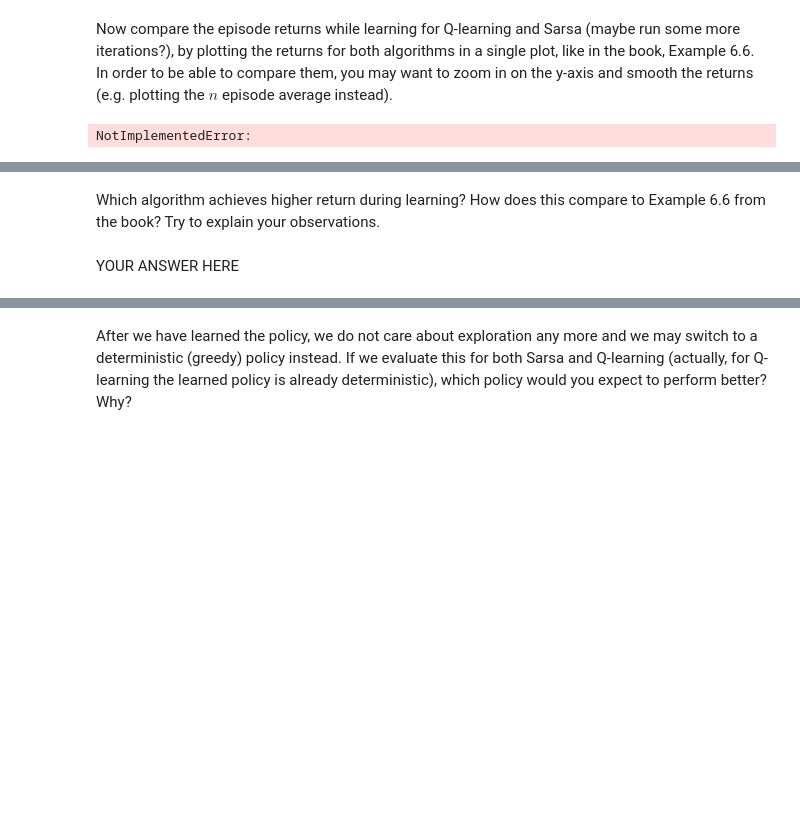
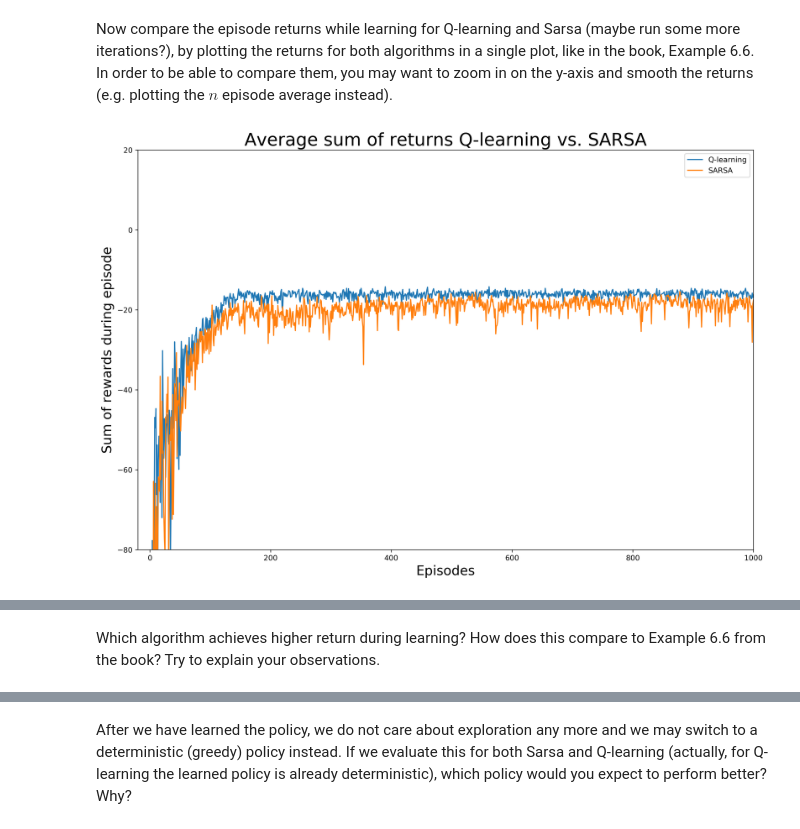
Before and after one commit to dbtmpl/Reinforcement-Learning, a Jupyter notebook: lab2/tim_12324418_12278327_lab2.ipynb, the cells around one changed output, grey strips where cells are left out. Saved outputs shown, nothing was run; the diff lists cells and outputs as text; code cells hidden in the pictures; blank space fills up the shorter version.

```diff
--- a/lab2/tim_12324418_12278327_lab2.ipynb
+++ b/lab2/tim_12324418_12278327_lab2.ipynb
@@ -188,7 +188,75 @@ plt.show()
 # %% [markdown]
 Now compare the episode returns while learning for Q-learning and Sarsa (maybe run some more iterations?), by plotting the returns for both algorithms in a single plot, like in the book, Example 6.6. In order to be able to compare them, you may want to zoom in on the y-axis and smooth the returns (e.g. plotting the $n$ episode average instead).
-# %%
-# YOUR CODE HERE
-raise NotImplementedError()
-# %% [output]
-NotImplementedError:
+# %%
+n = 10
+no_iterations = 2000
+
+q_returns = []
+sarsa_return = []
+
+for i in range(n):
+    Q_q_learning, (_, episode_returns_q_learning) = q_learning(env, no_iterations)
+    Q_sarsa_, (_, episode_returns_sarsa) = sarsa(env, no_iterations)
+    q_returns.append(episode_returns_q_learning)
+    sarsa_return.append(episode_returns_sarsa)
+
+
+average_q_return = np.mean(np.asarray(q_returns), axis=0)
+average_sarsa_return = np.mean(np.asarray(sarsa_return), axis=0)
+
+fig = plt.figure(figsize=(15, 10), dpi=300)
+
+ax1 = fig.add_subplot(1, 1, 1)
+ax1.plot(average_q_return, label="Q-learning")
+ax1.plot(average_sarsa_return, label="SARSA")
+# ax1.margins(x=0, y=-0.1)
+plt.axis([-20, 1000, -80, 20])
+ax1.set_title('Average sum of returns Q-learning vs. SARSA', fontsize=24)
+ax1.set_xlabel('Episodes', fontsize=18)
+ax1.set_ylabel('Sum of rewards during episode', fontsize=18)
+ax1.legend()
+
+plt.show()
+
+# Visualizing learned policy with functions from last time
+def get_policy_from_Q(Q, env):
+    policy = np.zeros((env.nS, env.nA))
+    for i, state in enumerate(policy):
+        greedy_a = np.argmax(Q[i])
+        new_state = np.zeros(env.nA)
+        new_state[greedy_a] = 1
+        policy[i] = new_state
+    return policy
+
+def print_grid_policy(policy, symbols=["^", ">", "v", "<"]):
+    symbols = np.array(symbols)
+    for row in policy:
+        print("".join(symbols[row]))
+
+
+ql_policy = get_policy_from_Q(Q_q_learning, env)
+sarsa_policy = get_policy_from_Q(Q_sarsa, env)
+
+print("-"*10)
+print("SARSA")
+print("-"*10)
+print("Reshaped Grid Policy (0=up, 1=right, 2=down, 3=left):")
+sarsa_policy_grid = np.reshape(np.argmax(sarsa_policy, axis=1), env.shape)
+print(sarsa_policy_grid)
+print_grid_policy(np.reshape(np.argmax(sarsa_policy, axis=1), env.shape))
+print("")
+
+print("-"*10)
+print("Q-learning")
+print("-"*10)
+print("Reshaped Grid Policy (0=up, 1=right, 2=down, 3=left):")
+q_policy_grid = np.reshape(np.argmax(ql_policy, axis=1), env.shape)
+print(q_policy_grid)
+print_grid_policy(np.reshape(np.argmax(ql_policy, axis=1), env.shape))
+print("")
+
+print("-"*10)
+print("Learned policy equal?")
+print(np.equal(sarsa_policy_grid, q_policy_grid))
+# %% [output]
+[figure, added]
@@ -195,4 +280,2 @@ NotImplementedError:
 # %% [markdown]
 Which algorithm achieves higher return during learning? How does this compare to Example 6.6 from the book? Try to explain your observations.
-# %% [markdown]
-YOUR ANSWER HERE
```
Also changed, not shown: parts of 8 cells of this notebook, 3 other files.
